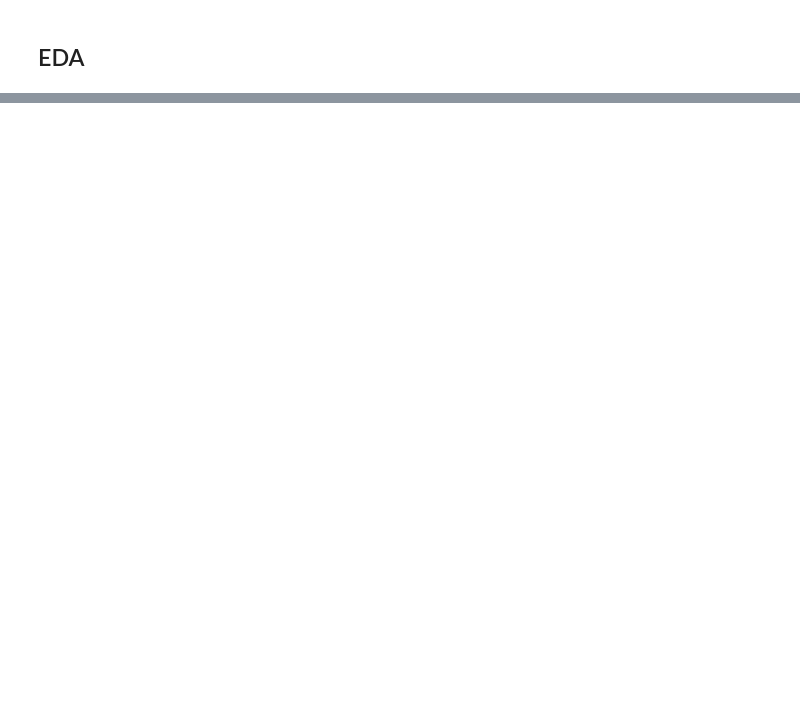
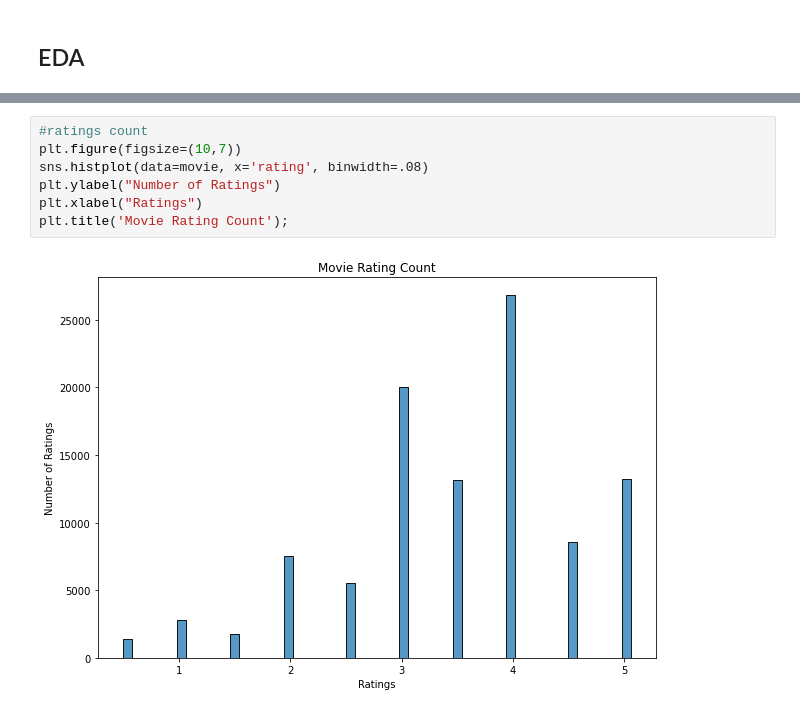
Before and after one commit to MackoyS/movielens-recommendation-system, a Jupyter notebook: movie_recc_system.ipynb, the cells around one changed output, grey strips where cells are left out. Drawn from its saved outputs; the diff is of its cells as text; blank space fills up the shorter version.

```diff
--- a/movie_recc_system.ipynb
+++ b/movie_recc_system.ipynb
@@ -471,0 +475,9 @@ import seaborn as sns
+# %%
+#ratings count
+plt.figure(figsize=(10,7))
+sns.histplot(data=movie, x='rating', binwidth=.08)
+plt.ylabel("Number of Ratings")
+plt.xlabel("Ratings")
+plt.title('Movie Rating Count');
+# %% [output]
+[figure, added]
```
Also changed, not shown: parts of 35 cells of this notebook.
